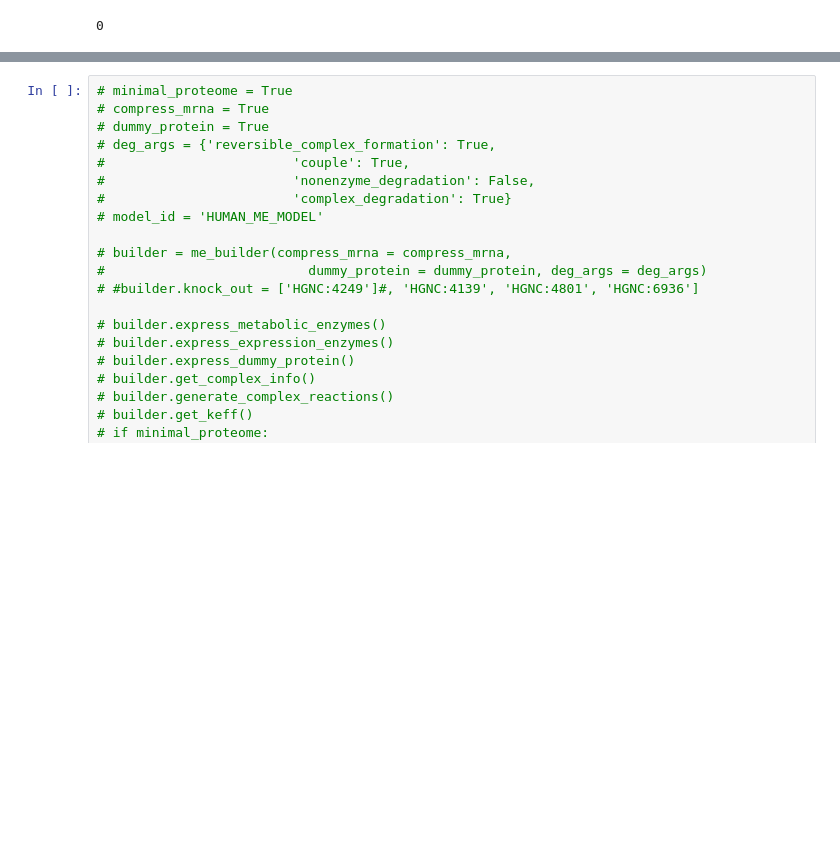
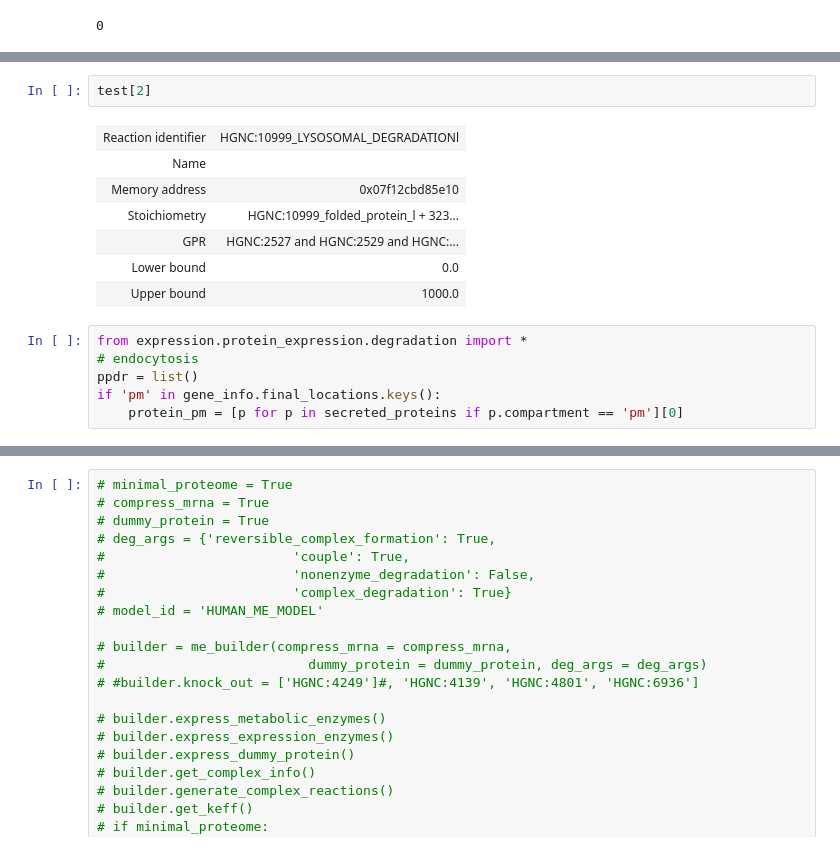
Before and after one commit to hmbaghdassarian/human_me, a Jupyter notebook: notebooks/expression/build_me_model.ipynb, the cells around one changed output, grey strips where cells are left out. Drawn from its saved outputs; the diff is of its cells as text; blank space fills up the shorter version.

```diff
--- a/notebooks/expression/build_me_model.ipynb
+++ b/notebooks/expression/build_me_model.ipynb
@@ -1274,0 +1586,16 @@ Add machinery to expression module reactions
+# %%
+test[2]
+# %% [output]
+| Reaction identifier | HGNC:10999_LYSOSOMAL_DEGRADATIONl |
+| Name |  |
+| Memory address | 0x07f12cbd85e10 |
+| Stoichiometry | HGNC:10999_folded_protein_l + 323... |
+| GPR | HGNC:2527 and HGNC:2529 and HGNC:... |
+| Lower bound | 0.0 |
+| Upper bound | 1000.0 |
+# %%
+from expression.protein_expression.degradation import *
+# endocytosis
+ppdr = list()
+if 'pm' in gene_info.final_locations.keys():
+    protein_pm = [p for p in secreted_proteins if p.compartment == 'pm'][0]
```
Also changed, not shown: parts of 31 cells of this notebook, 1 other file.
